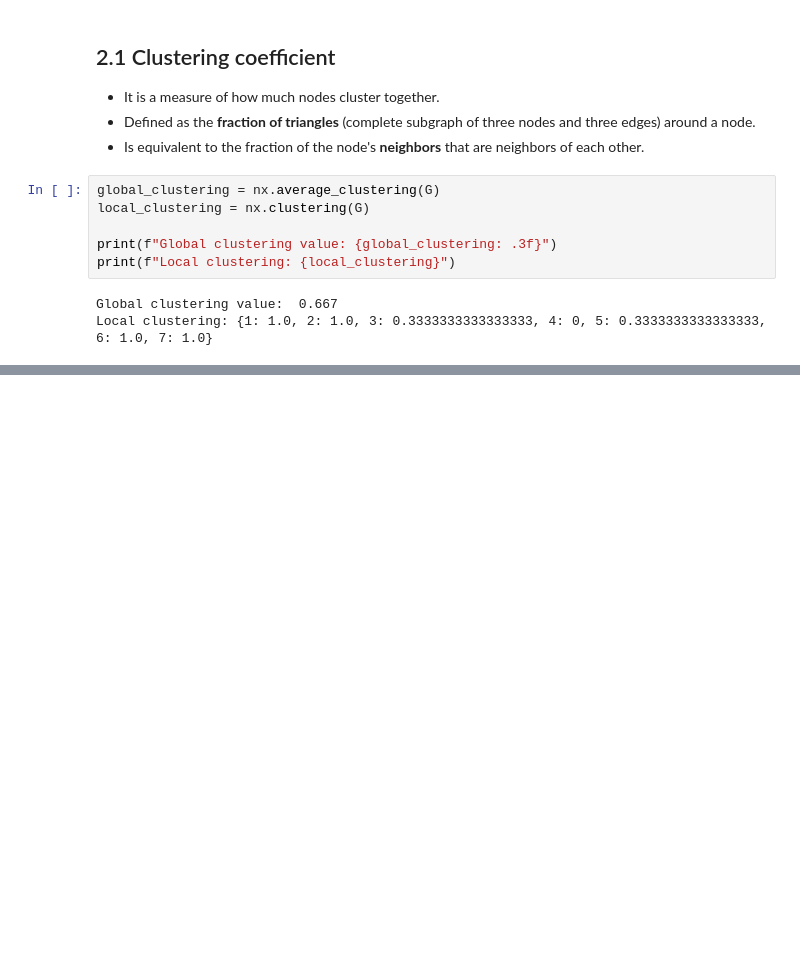
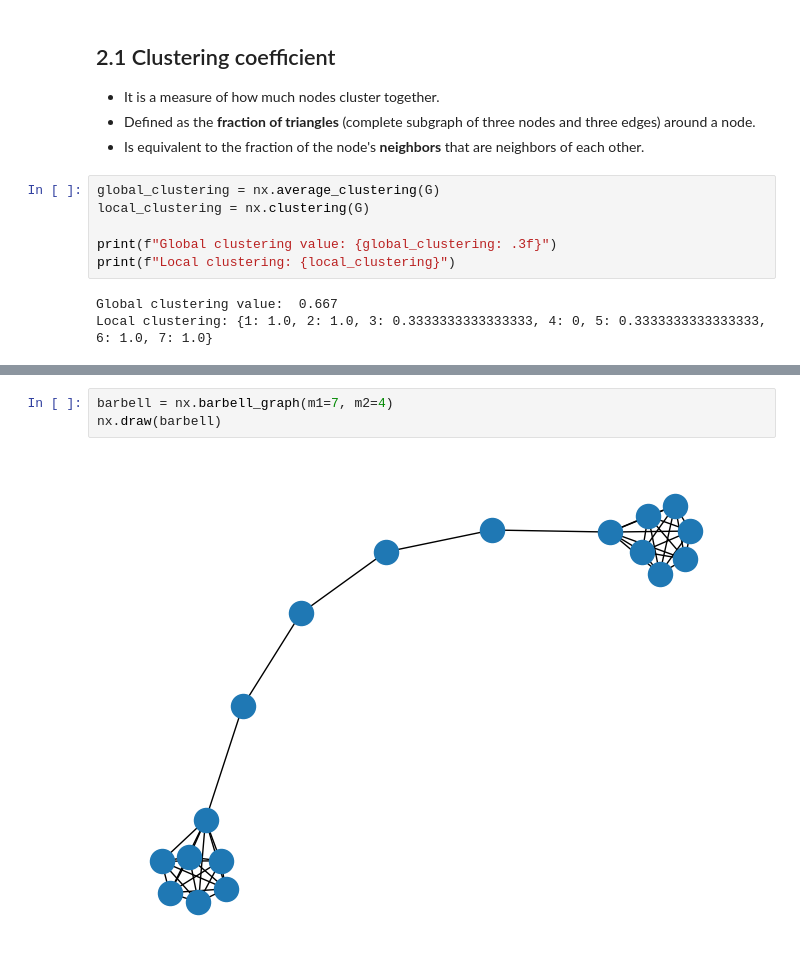
Before and after one commit to lucifermorningstar1305/graph-ml, a Jupyter notebook: 01-Introduction_to_GraphML/1.4_Graph_metrics.ipynb, the cells around one changed output, grey strips where cells are left out. Drawn from its saved outputs; the diff is of its cells as text; blank space fills up the shorter version.

```diff
--- a/01-Introduction_to_GraphML/1.4_Graph_metrics.ipynb
+++ b/01-Introduction_to_GraphML/1.4_Graph_metrics.ipynb
@@ -99,0 +197,5 @@ Local clustering: {1: 1.0, 2: 1.0, 3: 0.3333333333333333, 4: 0, 5: 0.33333333333
+# %%
+barbell = nx.barbell_graph(m1=7, m2=4)
+nx.draw(barbell)
+# %% [output]
+[figure, added]
```
Also changed, not shown: parts of 18 cells of this notebook, 1 other file.
